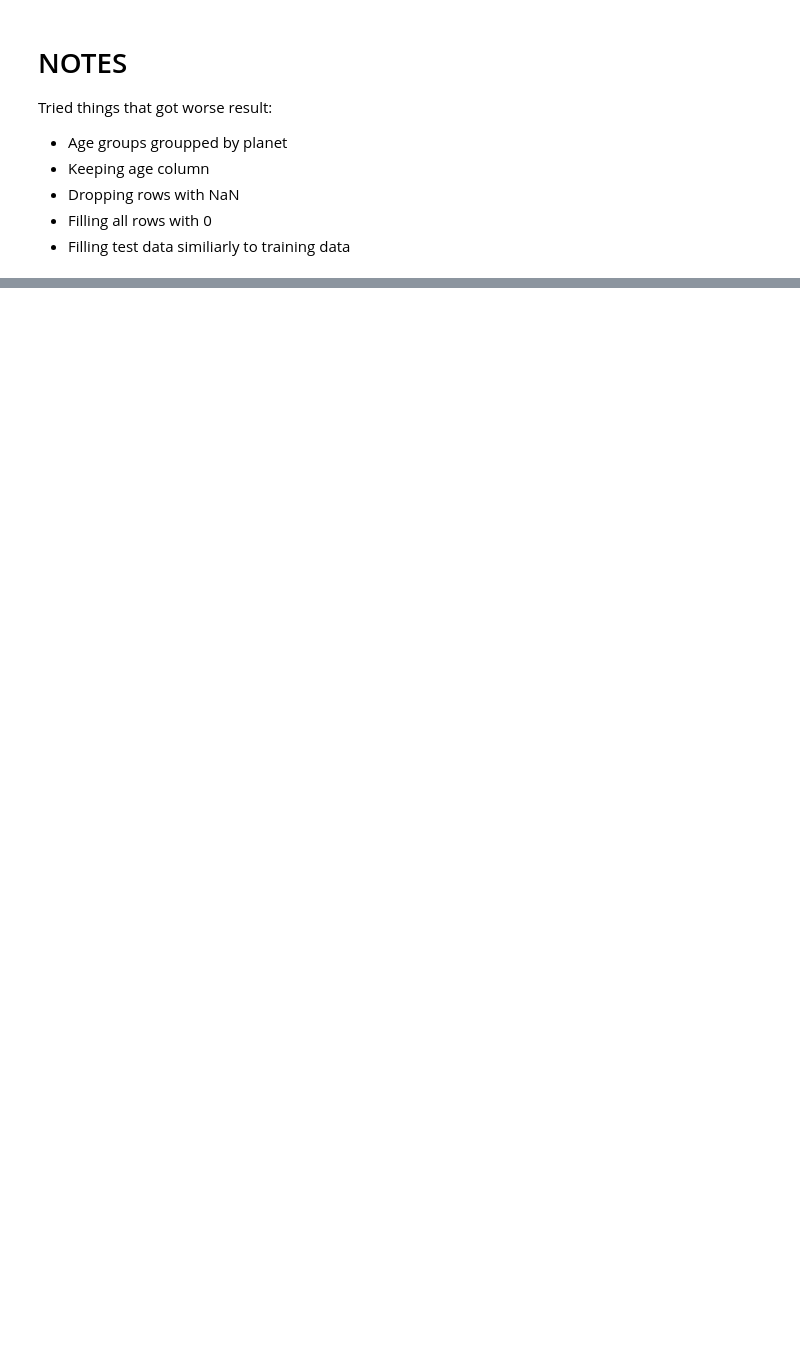
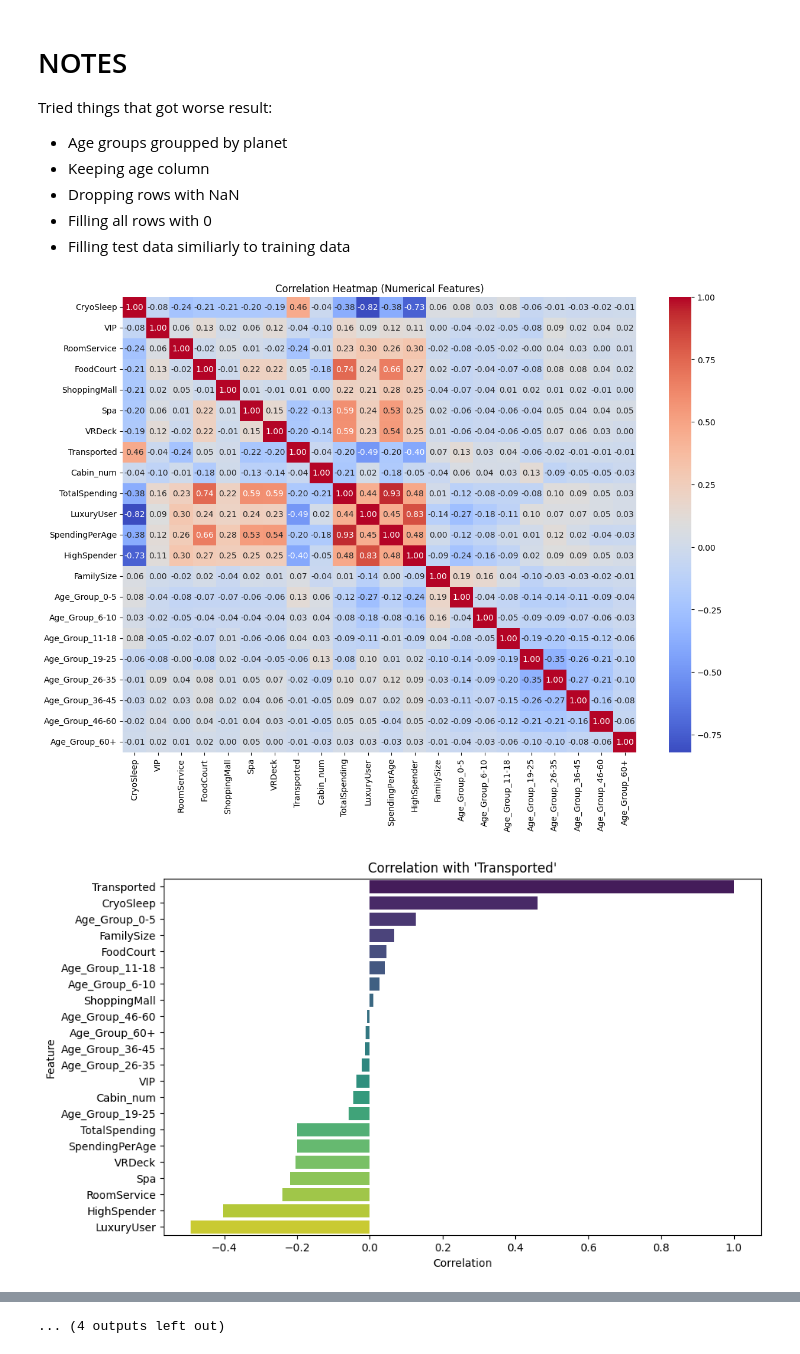
Before and after one commit to N3xou/KaggleNotebooks, a Jupyter notebook: spacetitanic.ipynb, the cells around one changed output, grey strips where cells are left out. Saved outputs shown, nothing was run; the diff lists cells and outputs as text; code cells hidden in the pictures; blank space fills up the shorter version.

```diff
--- a/spacetitanic.ipynb
+++ b/spacetitanic.ipynb
@@ -135,7 +135,9 @@ cleaned_df = dataset_df.copy()
 numerical_columns = ['RoomService', 'FoodCourt', 'ShoppingMall', 'Spa', 'VRDeck', 'Cabin_num']
 categorical_columns = ['HomePlanet', 'CryoSleep', 'Deck', 'Side', 'Destination', 'VIP', 'Name']
 
-
+# Check if 'Name' column exists in the DataFrame, and remove it from categorical_columns if it's missing
+if 'Name' not in cleaned_df.columns:
+    categorical_columns.remove('Name')
 
 # Handle potential non-numeric issues in 'Cabin_num' by converting it to numeric
 cleaned_df['Cabin_num'] = pd.to_numeric(cleaned_df['Cabin_num'], errors='coerce')
@@ -570,3 +418,55 @@ Tried things that got worse result:
 - Dropping rows with NaN
 - Filling all rows with 0
 - Filling test data similiarly to training data
+# %%
+import pandas as pd
+import seaborn as sns
+import matplotlib.pyplot as plt
+
+# Assuming cleaned_df is your preprocessed DataFrame
+# Correlation heatmap (only numerical columns)
+plt.figure(figsize=(14, 10))
+sns.heatmap(cleaned_df.corr(numeric_only=True), annot=True, fmt=".2f", cmap="coolwarm")
+plt.title("Correlation Heatmap (Numerical Features)")
+plt.show()
+
+# Correlation with Transported
+correlations = cleaned_df.corr(numeric_only=True)["Transported"].sort_values(ascending=False)
+plt.figure(figsize=(10, 6))
+sns.barplot(x=correlations.values, y=correlations.index, palette="viridis")
+plt.title("Correlation with 'Transported'")
+plt.xlabel("Correlation")
+plt.ylabel("Feature")
+plt.show()
+
+# Countplots for categorical features vs Transported
+categorical_columns = ['HomePlanet', 'CryoSleep', 'Destination', 'VIP', 'Deck', 'Side']
+for col in categorical_columns:
+    plt.figure(figsize=(8, 4))
+    sns.countplot(data=cleaned_df, x=col, hue="Transported", palette="pastel")
+    plt.title(f"{col} vs Transported")
+    plt.xticks(rotation=45)
+    plt.tight_layout()
+    plt.show()
+
+# Boxplots of spending features vs Transported
+spending_features = ['RoomService', 'FoodCourt', 'ShoppingMall', 'Spa', 'VRDeck', 'TotalSpending', 'SpendingPerAge']
+for col in spending_features:
+    plt.figure(figsize=(8, 4))
+    sns.boxplot(data=cleaned_df, x="Transported", y=col)
+    plt.title(f"{col} Distribution by Transported")
+    plt.tight_layout()
+    plt.show()
+
+# Age group distribution by transport
+age_group_cols = [col for col in cleaned_df.columns if col.startswith("Age_Group_")]
+age_group_sums = cleaned_df.groupby("Transported")[age_group_cols].sum().T
+age_group_sums.plot(kind="bar", figsize=(12, 6), stacked=True, colormap="Accent")
+plt.title("Age Group Distribution by Transported")
+plt.ylabel("Count")
+plt.xticks(rotation=45)
+plt.tight_layout()
+plt.show()
+# %% [output]
+[figure, added]
+[figure, added]
@@ -572,0 +483 @@ Tried things that got worse result:
+... (4 outputs left out)
```
Also changed, not shown: parts of 11 cells of this notebook.
